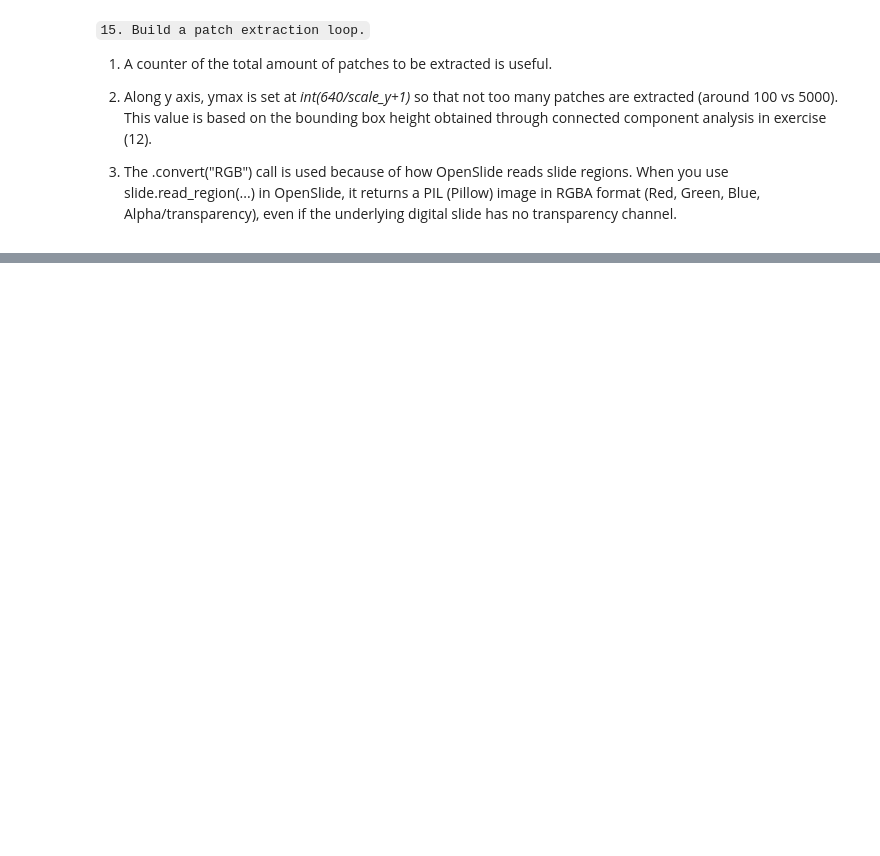
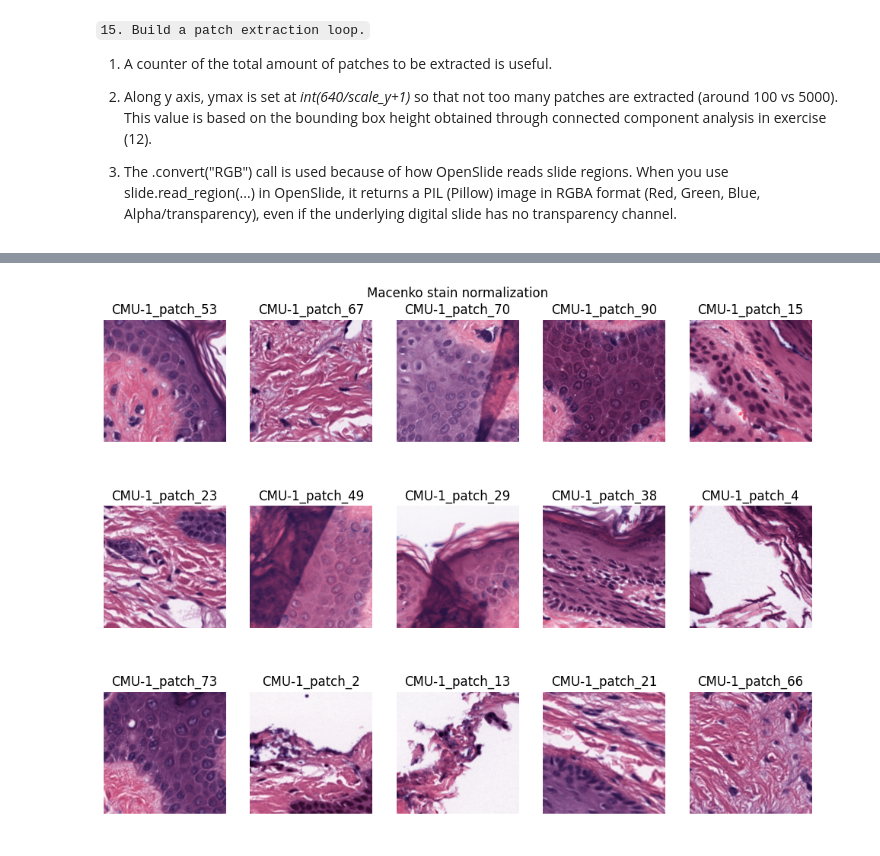
Before and after one commit to PierreCr/Digital-Pathology, a Jupyter notebook: Mini_project_in_computational_pathology.ipynb, the cells around one changed output, grey strips where cells are left out. Cells and saved outputs as stored; diff of their text form; code cells hidden in the pictures; blank space fills up the shorter version.

```diff
--- a/Mini_project_in_computational_pathology.ipynb
+++ b/Mini_project_in_computational_pathology.ipynb
@@ -618,0 +692,52 @@ Saved: patch_33792_93696.png (Tissue Proportion: 87.50%)
+# %%
+#18. Introduce stain normalization.
+!pip install -q tiatoolbox
+
+import numpy as np
+from tiatoolbox import data, logger
+from tiatoolbox.tools import stainnorm
+
+# Normalizer initialization
+target_image = data.stain_norm_target()
+
+stain_normalizer = stainnorm.MacenkoNormalizer()
+stain_normalizer.fit(target_image)
+
+# Macenko normalization on .png files
+for patch in df.patch_id:
+  img = (plt.imread(f"/content/drive/MyDrive/WSI_CMU-1/patches512x512/{patch}.png")*255).astype(np.uint8)
+  img_norm = stain_normalizer.transform(img)
+  plt.imsave(f"/content/drive/MyDrive/WSI_CMU-1/normedMacenko_patches512x512/{patch}_normed.png", img_norm)
+  print(f"Saved: {patch}_normed.png")
+
+# Gallery of Macenko normalized patches
+plt.figure(figsize=(12,9))
+plt.title("Macenko stain normalization")
+plt.axis("off")
+for img in grid:
+  plt.subplot(3, 5, grid.index(img)+1)
+  plt.imshow(plt.imread(f"/content/drive/MyDrive/WSI_CMU-1/normedMacenko_patches512x512/{img}_normed.png"))
+  plt.title(f"{img}")
+  plt.axis("off")
+
+plt.show()
+
+
+# --
+#Q41. What visual changes do you observe?
+#A41. Normalized images appear closer to the target image.
+
+#Q42. Why might stain normalization improve model robustness?
+#A42. It reduces staining variability and batch effects, especially for projects working with slides obtained
+#from different sites and with different staining protocols.
+
+#Q43. Could normalization ever remove useful biological information?
+#A43. Probably. There is only one target image to calculate color vectors (risk of under-representation).
+#What would happen if an element not present on the target image is observed on patches to normalized?
+#e.g. mineralization, hemosiderin, bilirubin, other pigments, foreign bodies, infectious agents...
+
+#Q44. Why might a normalization method behave differently on veterinary tissue than on the human tissue it was developed/tested on?
+#A44. Biological reasons (staining affinity, tissue constituant density and proportions) and
+#technical reasons (fixation, tissu preparation, tissue sectioning, section thickness).
+# %% [output]
+[figure, added]
```
Also changed, not shown: parts of 6 cells of this notebook.
